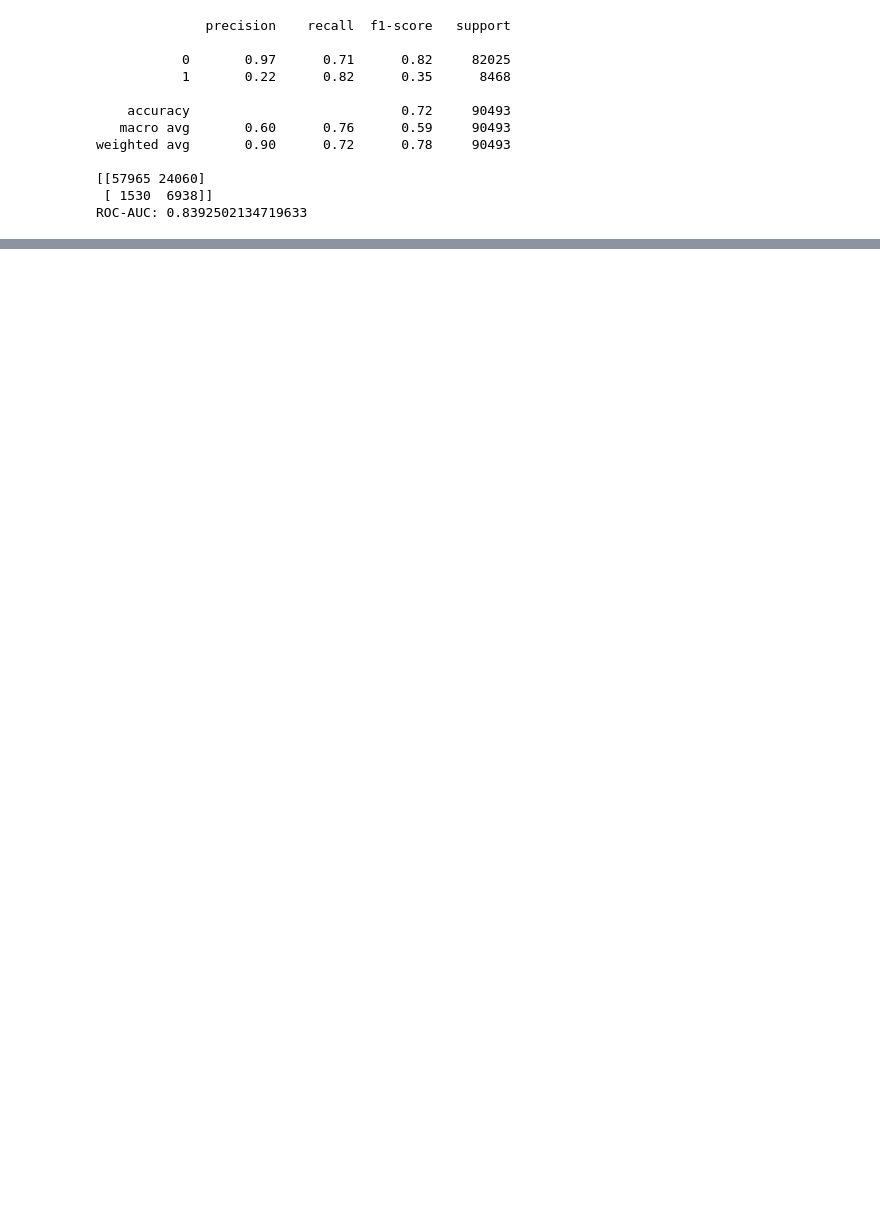
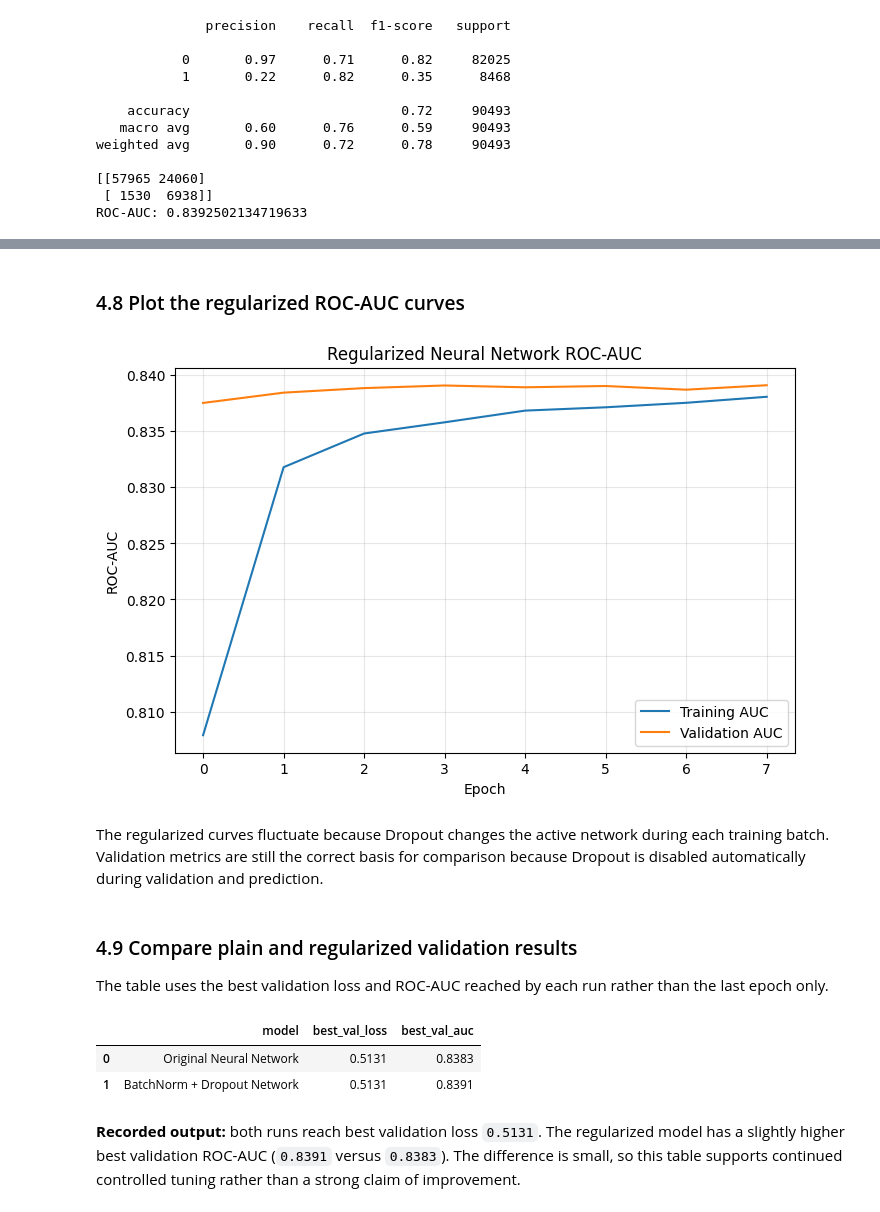
Before and after one commit to MalikJaH/binx-cardiac-risk-ml, a Jupyter notebook: notebooks/neural_network/02_neural_network.ipynb, the cells around one changed output, grey strips where cells are left out. Saved outputs shown, nothing was run; the diff lists cells and outputs as text; code cells hidden in the pictures; blank space fills up the shorter version.

```diff
--- a/notebooks/neural_network/02_neural_network.ipynb
+++ b/notebooks/neural_network/02_neural_network.ipynb
@@ -622,0 +932,71 @@ The final model achieves **0.839 test ROC-AUC** and **71.7% test accuracy**. At
+# %% [markdown]
+### 4.8 Plot the regularized ROC-AUC curves
+# %%
+plt.figure(figsize=(8, 5))
+
+plt.plot(
+    regularized_history.history["auc"],
+    label="Training AUC"
+)
+
+plt.plot(
+    regularized_history.history["val_auc"],
+    label="Validation AUC"
+)
+
+plt.xlabel("Epoch")
+plt.ylabel("ROC-AUC")
+plt.title("Regularized Neural Network ROC-AUC")
+plt.legend()
+plt.grid(alpha=0.3)
+
+plt.show()
+# %% [output]
+[figure, added]
+# %% [markdown]
+The regularized curves fluctuate because Dropout changes the active network during each training batch. Validation metrics are still the correct basis for comparison because Dropout is disabled automatically during validation and prediction.
+# %% [markdown]
+### 4.9 Compare plain and regularized validation results
+
+The table uses the best validation loss and ROC-AUC reached by each run rather than the last epoch only.
+# %%
+plain_best_val_loss = min(
+    history.history["val_loss"]
+)
+
+regularized_best_val_loss = min(
+    regularized_history.history["val_loss"]
+)
+
+plain_best_val_auc = max(
+    history.history["val_auc"]
+)
+
+regularized_best_val_auc = max(
+    regularized_history.history["val_auc"]
+)
+
+day4_comparison = pd.DataFrame({
+    "model": [
+        "Original Neural Network",
+        "BatchNorm + Dropout Network"
+    ],
+    "best_val_loss": [
+        plain_best_val_loss,
+        regularized_best_val_loss
+    ],
+    "best_val_auc": [
+        plain_best_val_auc,
+        regularized_best_val_auc
+    ]
+})
+
+display(
+    day4_comparison.round(4)
+)
+# %% [output]
+|  | model | best_val_loss | best_val_auc |
+| 0 | Original Neural Network | 0.5131 | 0.8383 |
+| 1 | BatchNorm + Dropout Network | 0.5131 | 0.8391 |
+# %% [markdown]
+**Recorded output:** both runs reach best validation loss `0.5131`. The regularized model has a slightly higher best validation ROC-AUC (`0.8391` versus `0.8383`). The difference is small, so this table supports continued controlled tuning rather than a strong claim of improvement.
```
Also changed, not shown: parts of 132 cells of this notebook, 11 other files.
